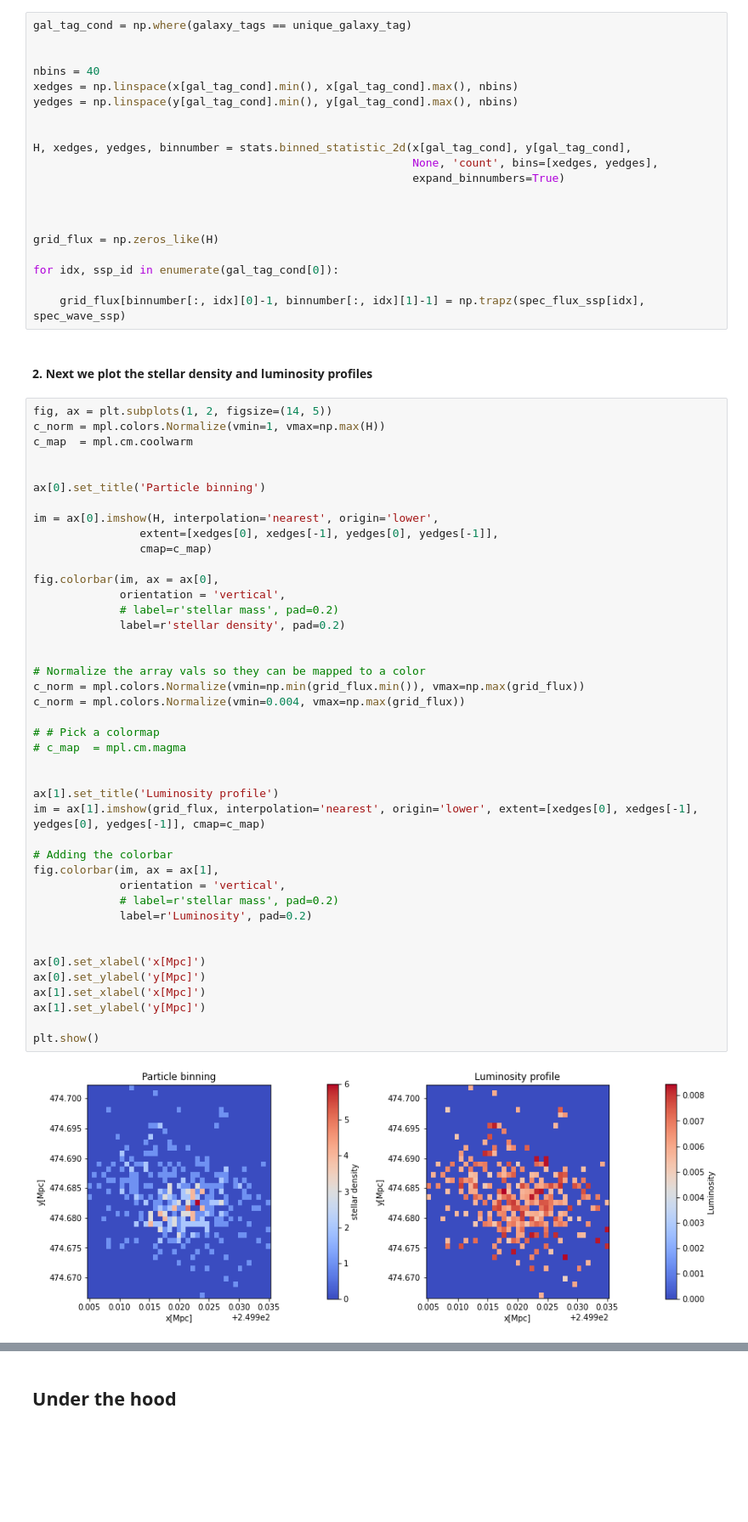
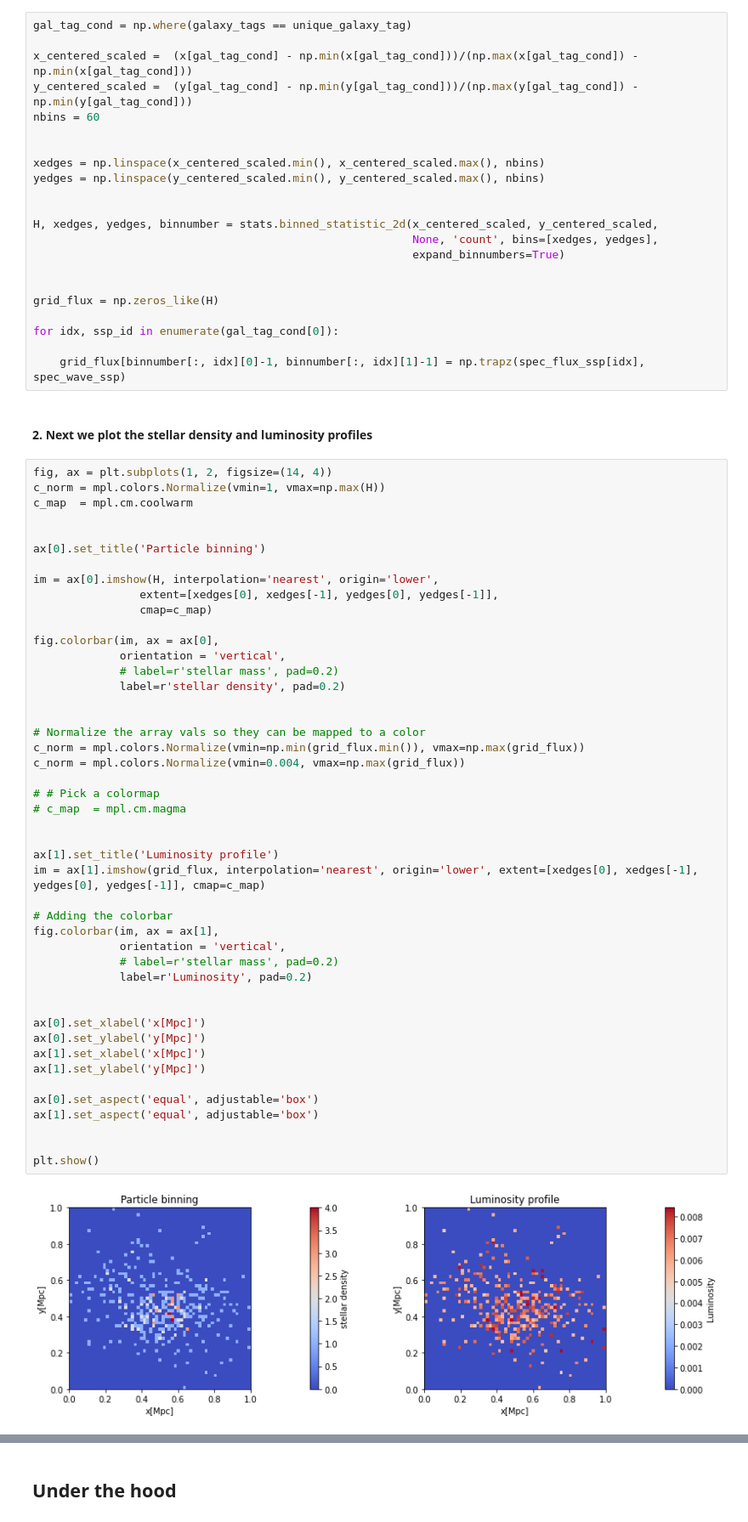
Before and after one commit to nesar/hydro_colors, a Jupyter notebook: nbs/index.ipynb, the cells around one changed output, grey strips where cells are left out. Shown at 85% size. Drawn from its saved outputs; the diff is of its cells as text; blank space fills up the shorter version.

```diff
--- a/nbs/index.ipynb
+++ b/nbs/index.ipynb
@@ -103,16 +107,18 @@ plt.show()
 # %%
 gal_tag_cond = np.where(galaxy_tags == unique_galaxy_tag)
 
-
-nbins = 40
-xedges = np.linspace(x[gal_tag_cond].min(), x[gal_tag_cond].max(), nbins)
-yedges = np.linspace(y[gal_tag_cond].min(), y[gal_tag_cond].max(), nbins)
+x_centered_scaled =  (x[gal_tag_cond] - np.min(x[gal_tag_cond]))/(np.max(x[gal_tag_cond]) - np.min(x[gal_tag_cond]))
+y_centered_scaled =  (y[gal_tag_cond] - np.min(y[gal_tag_cond]))/(np.max(y[gal_tag_cond]) - np.min(y[gal_tag_cond]))
+nbins = 60
 
 
-H, xedges, yedges, binnumber = stats.binned_statistic_2d(x[gal_tag_cond], y[gal_tag_cond],
+xedges = np.linspace(x_centered_scaled.min(), x_centered_scaled.max(), nbins)
+yedges = np.linspace(y_centered_scaled.min(), y_centered_scaled.max(), nbins)
+
+
+H, xedges, yedges, binnumber = stats.binned_statistic_2d(x_centered_scaled, y_centered_scaled,
                                                          None, 'count', bins=[xedges, yedges],
                                                          expand_binnumbers=True)
-
 
 
 grid_flux = np.zeros_like(H)
@@ -123,7 +129,7 @@ for idx, ssp_id in enumerate(gal_tag_cond[0]):
 # %% [markdown]
 #### 2. Next we plot the stellar density and luminosity profiles
 # %%
-fig, ax = plt.subplots(1, 2, figsize=(14, 5))
+fig, ax = plt.subplots(1, 2, figsize=(14, 4))
 c_norm = mpl.colors.Normalize(vmin=1, vmax=np.max(H))
 c_map  = mpl.cm.coolwarm
 
@@ -138,31 +144,35 @@ fig.colorbar(im, ax = ax[0],
              orientation = 'vertical',
              # label=r'stellar mass', pad=0.2)
              label=r'stellar density', pad=0.2)
 
 
 # Normalize the array vals so they can be mapped to a color
 c_norm = mpl.colors.Normalize(vmin=np.min(grid_flux.min()), vmax=np.max(grid_flux))
 c_norm = mpl.colors.Normalize(vmin=0.004, vmax=np.max(grid_flux))
 
 # # Pick a colormap
 # c_map  = mpl.cm.magma
 
 
 ax[1].set_title('Luminosity profile')
 im = ax[1].imshow(grid_flux, interpolation='nearest', origin='lower', extent=[xedges[0], xedges[-1], yedges[0], yedges[-1]], cmap=c_map)
 
 # Adding the colorbar
 fig.colorbar(im, ax = ax[1],
              orientation = 'vertical',
              # label=r'stellar mass', pad=0.2)
              label=r'Luminosity', pad=0.2)
 
 
 ax[0].set_xlabel('x[Mpc]')
 ax[0].set_ylabel('y[Mpc]')
 ax[1].set_xlabel('x[Mpc]')
 ax[1].set_ylabel('y[Mpc]')
 
+ax[0].set_aspect('equal', adjustable='box')
+ax[1].set_aspect('equal', adjustable='box')
+
+
 plt.show()
 # %% [output]
-[figure, old version]
+[figure, new version]
```
Also changed, not shown: parts of 8 cells of this notebook, 7 other files.
